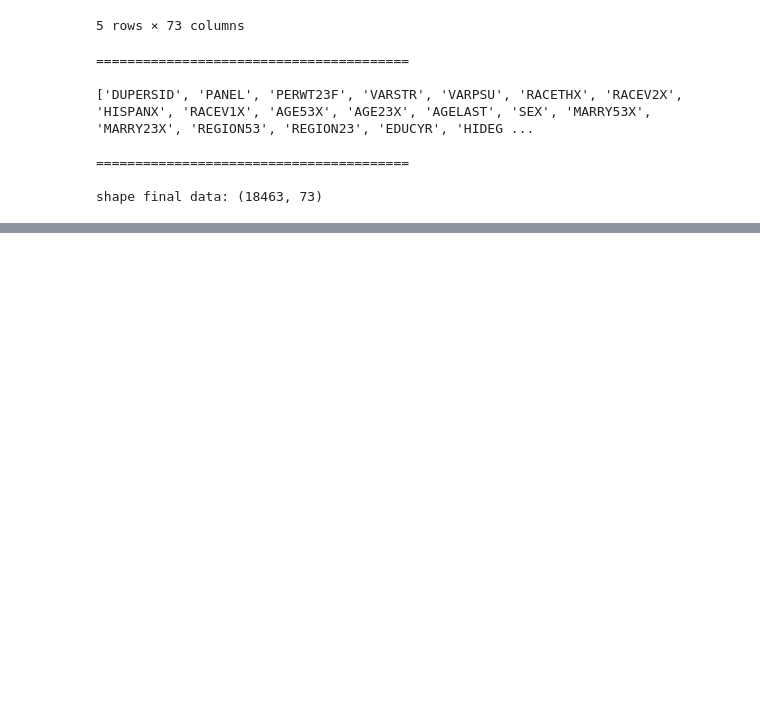
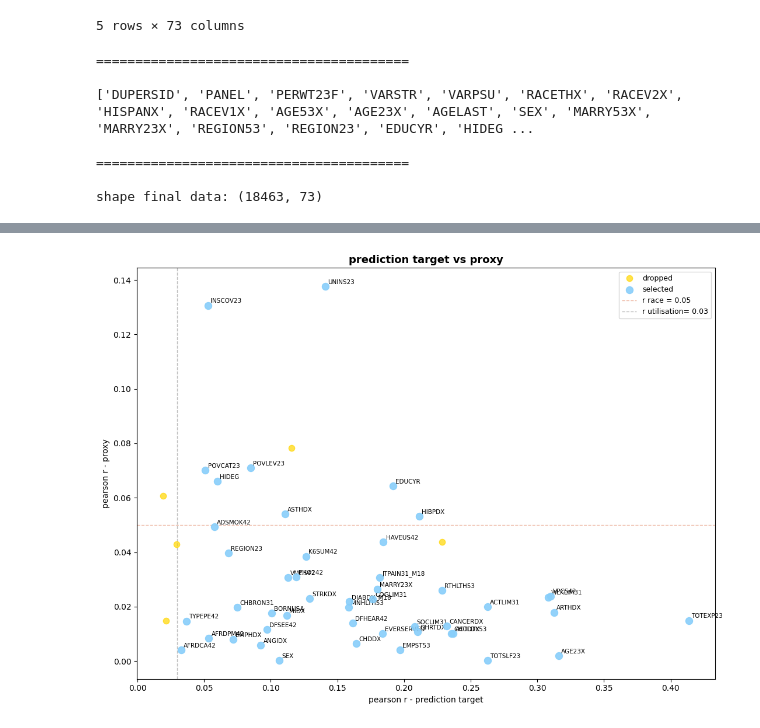
Before and after one commit to lauravdh1/HCML-preferential-randomisation, a Jupyter notebook: data/h251_data_exploration.ipynb, the cells around one changed output, grey strips where cells are left out. Drawn from its saved outputs; the diff is of its cells as text; code cells hidden in the pictures; blank space fills up the shorter version.

Commit message:
finish exploration data and add plots for analysis

```diff
--- a/data/h251_data_exploration.ipynb
+++ b/data/h251_data_exploration.ipynb
@@ -202,6 +223,8 @@ FILTER_COLUMNS = [
     "TOTSLF23",
 ]
 
+h251_filtered = data_h251[FILTER_COLUMNS]
+
 print(f"\nh251 filtered shape: {h251_filtered.shape}")
 print("\n" + "===="* 10 + "\n")
 
@@ -637,0 +669,26 @@ shape final data: (18463, 73)
+# %%
+"""utilisation strenght <=> race
+    target prediction with proxy
+"""
+
+fig, ax = plt.subplots(figsize=(11, 8))
+kept = summary.index.isin(FINAL_FEATURES)
+ax.scatter(summary.loc[~kept, "target"], summary.loc[~kept, "race"],
+           color="gold", s=55, alpha=0.7, label="dropped", zorder=3)
+ax.scatter(summary.loc[kept, "target"],  summary.loc[kept, "race"],
+           color="lightskyblue", s=75, alpha=0.9, label="selected", zorder=4)
+for col in FINAL_FEATURES:
+    row = summary.loc[col]
+    ax.annotate(col, (row["target"], row["race"]),
+                fontsize=7.5, xytext=(3, 3), textcoords="offset points")
+ax.axhline(0.05, color="#e07b54", lw=1, ls="--", alpha=0.5, label="r race = 0.05")
+ax.axvline(0.03, color="gray", lw=1, ls="--", alpha=0.5, label="r utilisation= 0.03")
+ax.set_xlabel("pearson r - prediction target")
+ax.set_ylabel("pearson r - proxy")
+ax.set_title("prediction target vs proxy", fontsize=13, fontweight="bold")
+ax.legend(fontsize=9)
+plt.tight_layout()
+plt.savefig("../images/target_vs_proxy.png", dpi=150, bbox_inches="tight")
+plt.show()
+# %% [output]
+[figure, added]
```
Also changed, not shown: parts of 11 cells of this notebook, 4 other files.
